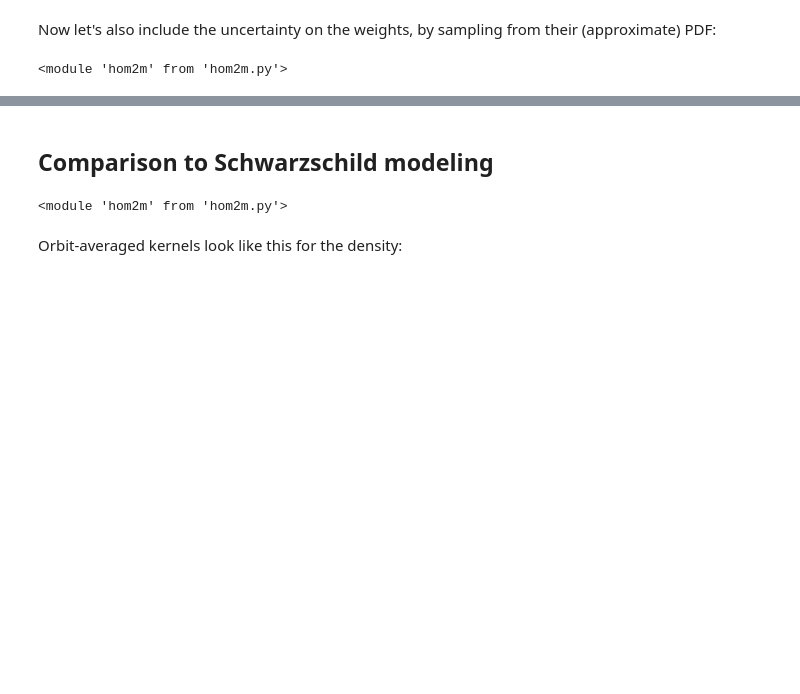
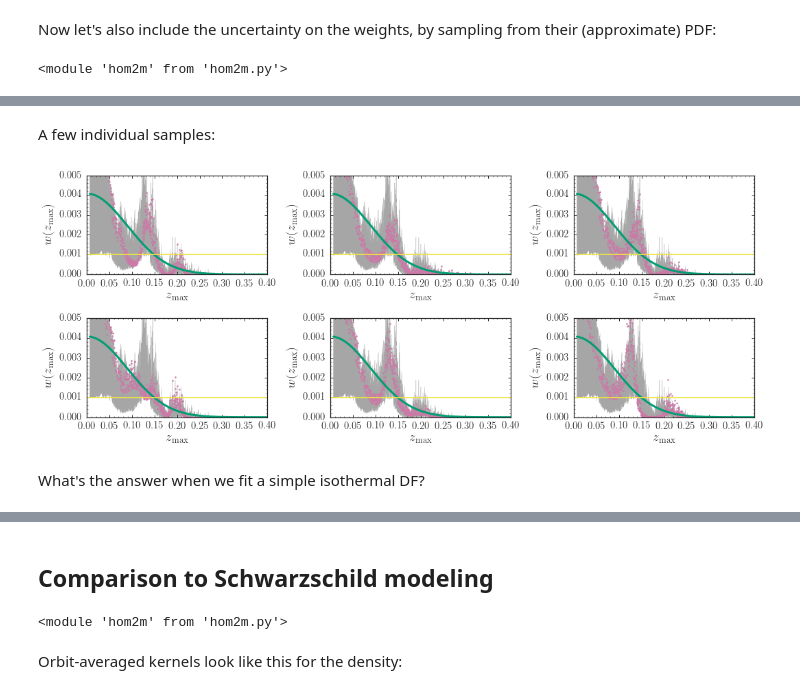
Before and after one commit to jobovy/simple-m2m, a Jupyter notebook: py/HOM2M.ipynb, the cells around one changed output, grey strips where cells are left out. Cells and saved outputs as stored; diff of their text form; code cells hidden in the pictures; blank space fills up the shorter version.

```diff
--- a/py/HOM2M.ipynb
+++ b/py/HOM2M.ipynb
@@ -347,23 +349,0 @@ array([ 1.80280955,  1.91797434,  1.43290499,  4.55143356,  7.6989348 ,
-# %%
-step= numpy.pi/3.*10.**-2.
-nstep= 30000
-eps= 10.**-3.
-smooth= None#1./step/100.
-st96smooth= False
-mu= 5.
-h_m2m= 0.05
-omega_m2m= omega_true
-zsun_m2m= zsun_true
-prior= 'gamma'
-
-tz_obs= copy.copy(z_obs)
-tdens_obs= copy.copy(dens_obs)
-tdensv2_obs= copy.copy(densv2_obs)
-tdens_obs+= numpy.random.normal(size=len(z_obs))*dens_obs_noise
-tdensv2_obs+= numpy.random.normal(size=len(z_obs))*densv2_obs_noise
-
-w_out,Q,wevol,windx= hom2m.run_m2m(w_init,z_m2m,vz_m2m,omega_m2m,zsun_m2m,
-                                   tz_obs,tdens_obs,dens_obs_noise,
-                                   tdensv2_obs,densv2_obs_noise,
-                                   nstep=nstep,step=step,mu=mu,eps=eps,h_m2m=h_m2m,prior=prior,
-                                   smooth=smooth,st96smooth=st96smooth,output_wevolution=10)
@@ -442,0 +350,20 @@ tight_layout()
+# %% [markdown]
+A few individual samples:
+# %%
+figsize(15,6)
+for ii,jj in enumerate(numpy.random.permutation(nsamples)[:6]):
+    subplot(2,3,ii+1)
+    bovy_plot.bovy_plot(A_m2m,w_sam[jj],'k.',ms=5.,color=final_color,
+                        xlabel=r'$z_{\mathrm{max}}$',ylabel=r'$w(z_{\mathrm{max}})$',
+                       yrange=[0.,5./len(w_out)],xrange=[0.,0.4],gcf=True)
+    sindx= numpy.argsort(A_m2m)
+    plot(A_m2m[sindx],w_expect,lw=3.,color=constraint_color)
+    fill_between(A_m2m[sindx],
+             w_sam_sorted[1][sindx],
+             w_sam_sorted[-2][sindx],color='0.65',zorder=0)
+    axhline(1./len(z_m2m),color=init_color)
+tight_layout()
+# %% [output]
+[figure, added]
+# %% [markdown]
+What's the answer when we fit a simple isothermal DF?
```
Also changed, not shown: parts of 12 cells of this notebook.
